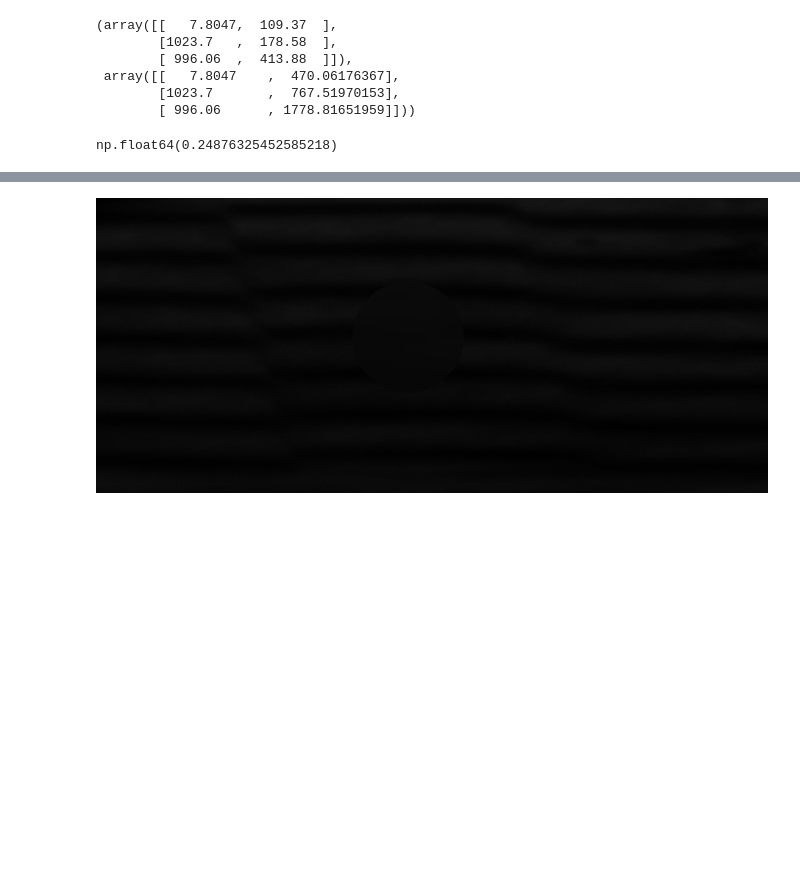
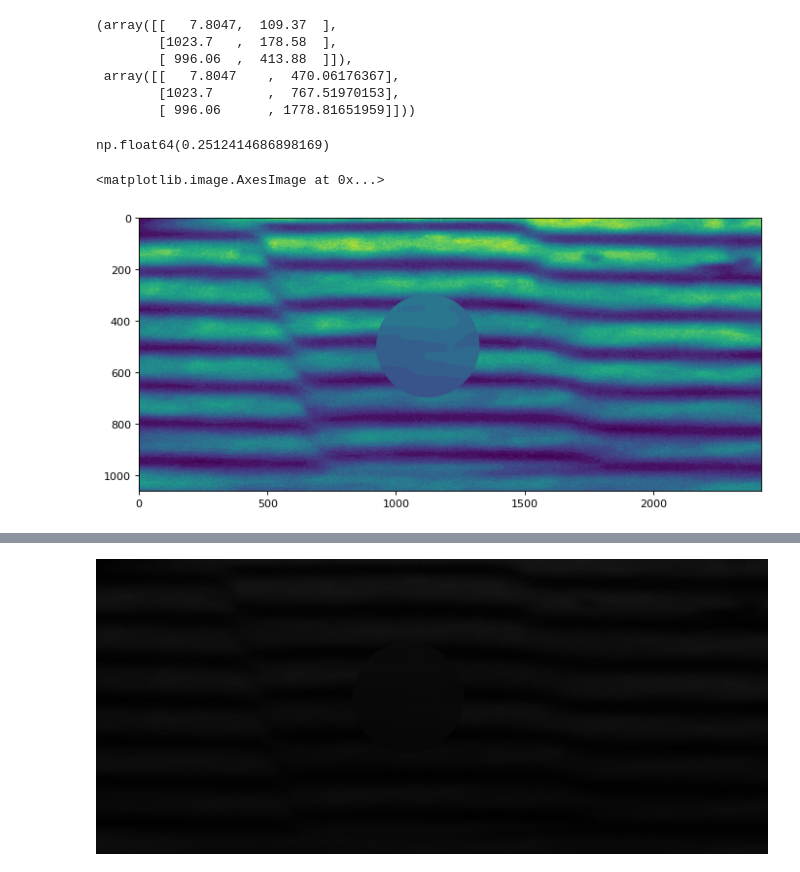
Before and after one commit to MSLNZ/ls-fringeapp, a Jupyter notebook: notebooks/08_make_mock_images.ipynb, the cells around one changed output, grey strips where cells are left out. Drawn from its saved outputs; the diff is of its cells as text; code cells hidden in the pictures; blank space fills up the shorter version.

```diff
--- a/notebooks/08_make_mock_images.ipynb
+++ b/notebooks/08_make_mock_images.ipynb
@@ -98,11 +106,18 @@ xy, xy_sq
         [ 996.06      , 1778.81651959]]))
 # %%
 ffrac_sq, drawdata_sq = fp.array2frac(
-    img_array_sq, xy_sq, drawinfo=True, border=(0.1, 0.1)
+    img_array_sq, xy_sq, drawinfo=True, border=(0.15, 0.15)
 )
 ffrac_sq
 # %% [output]
-np.float64(0.24876325452585218)
+np.float64(0.2512414686898169)
+# %%
+fig = plt.figure(figsize=(10, 6), dpi=80)
+axes = fig.add_axes([0.1, 0.1, 0.8, 0.8])
+axes.imshow(img_array_sq)
+# %% [output]
+<matplotlib.image.AxesImage at 0x...>
+[figure, added]
 # %%
 fig = plt.figure(figsize=(10, 6), dpi=80)
 axes = fig.add_axes([0.1, 0.1, 0.8, 0.8])
```
Also changed, not shown: parts of 7 cells of this notebook, 8 other files.
